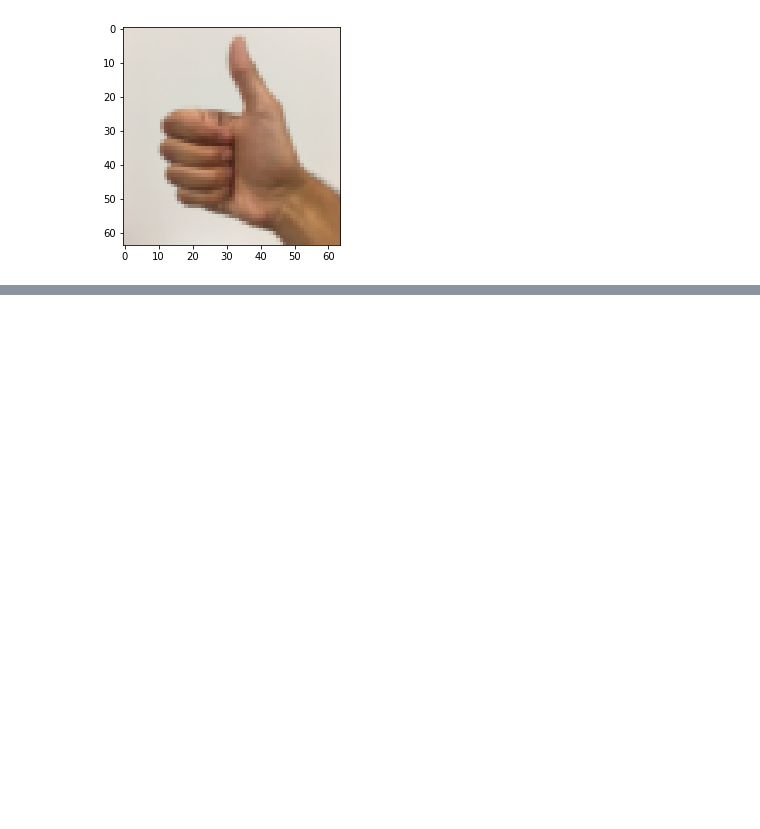
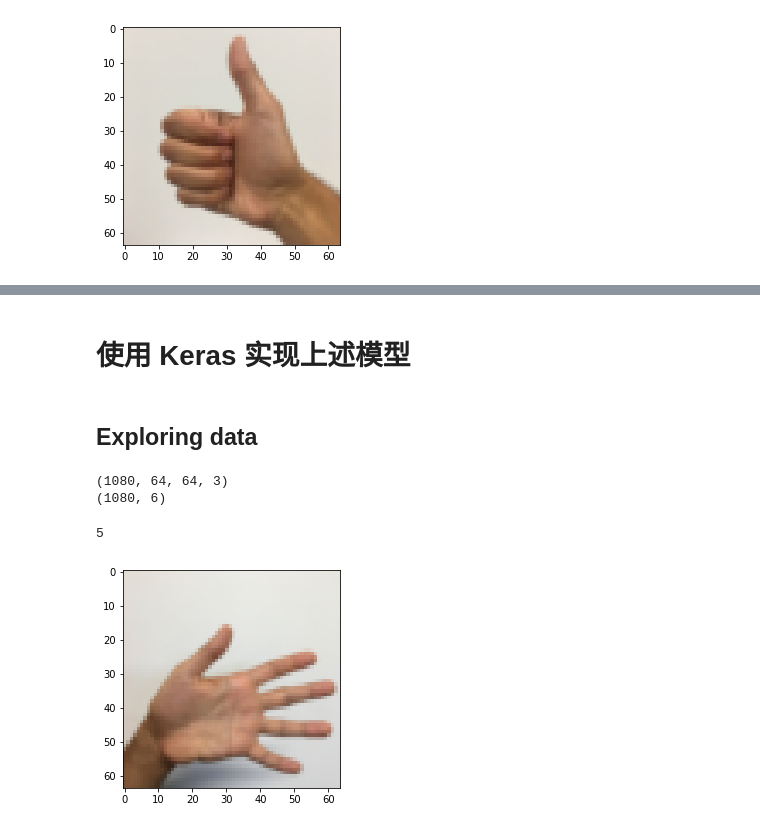
Before and after one commit to txytju/DeepLearningSpecialization, a Jupyter notebook: CNN/week1/Convolution model - Application - v1.ipynb, the cells around one changed output, grey strips where cells are left out. Cells and saved outputs as stored; diff of their text form; code cells hidden in the pictures; blank space fills up the shorter version.

```diff
--- a/CNN/week1/Convolution model - Application - v1.ipynb
+++ b/CNN/week1/Convolution model - Application - v1.ipynb
@@ -594,0 +746,2 @@ plt.imshow(my_image)
+# %% [markdown]
+# 使用 Keras 实现上述模型
@@ -594,0 +759,14 @@ plt.imshow(my_image)
+# %% [markdown]
+## Exploring data
+# %%
+print(X_train.shape)
+print(Y_train.shape)
+# %% [output]
+(1080, 64, 64, 3)
+(1080, 6)
+# %%
+imshow(X_train[0])
+print(np.argmax(Y_train[0]))
+# %% [output]
+5
+[figure, added]
```
Also changed, not shown: parts of 20 cells of this notebook, 5 other files.
